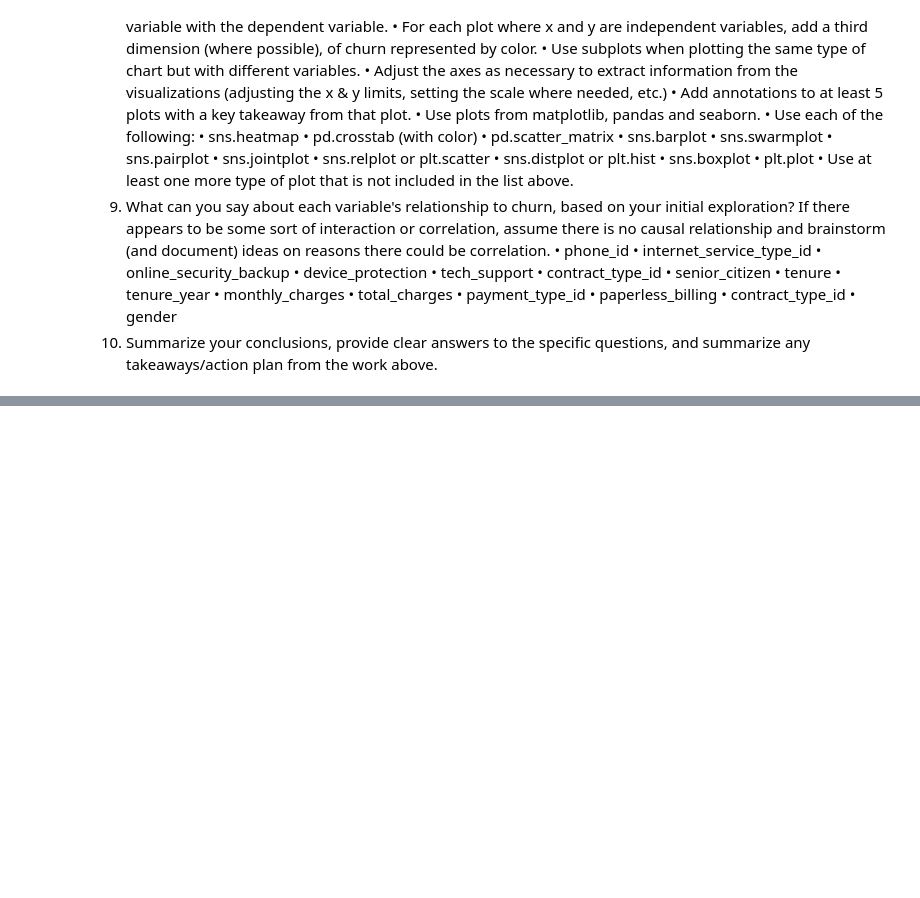
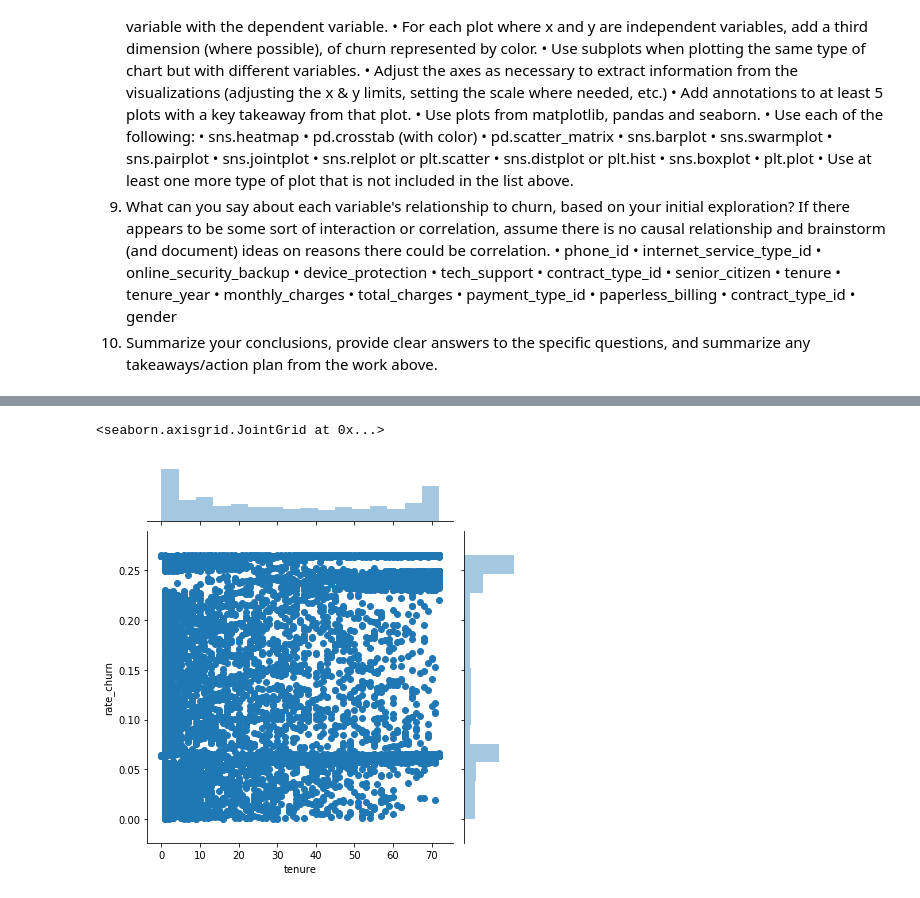
Before and after one commit to jess-katy/classification_project, a Jupyter notebook: Classification_Proj_Jess_Katy_MASTER.ipynb, the cells around one changed output, grey strips where cells are left out. Drawn from its saved outputs; the diff is of its cells as text; code cells hidden in the pictures; blank space fills up the shorter version.

```diff
--- a/Classification_Proj_Jess_Katy_MASTER.ipynb
+++ b/Classification_Proj_Jess_Katy_MASTER.ipynb
@@ -660,0 +721,5 @@ import scipy as sp import numpy as np sp.stats.ttest_ind(df.dropna()[train_df['c
+# %%
+sns.jointplot(x=df.tenure, y=df.rate_churn, data=df)
+# %% [output]
+<seaborn.axisgrid.JointGrid at 0x...>
+[figure, added]
```
Also changed, not shown: parts of 119 cells of this notebook.
